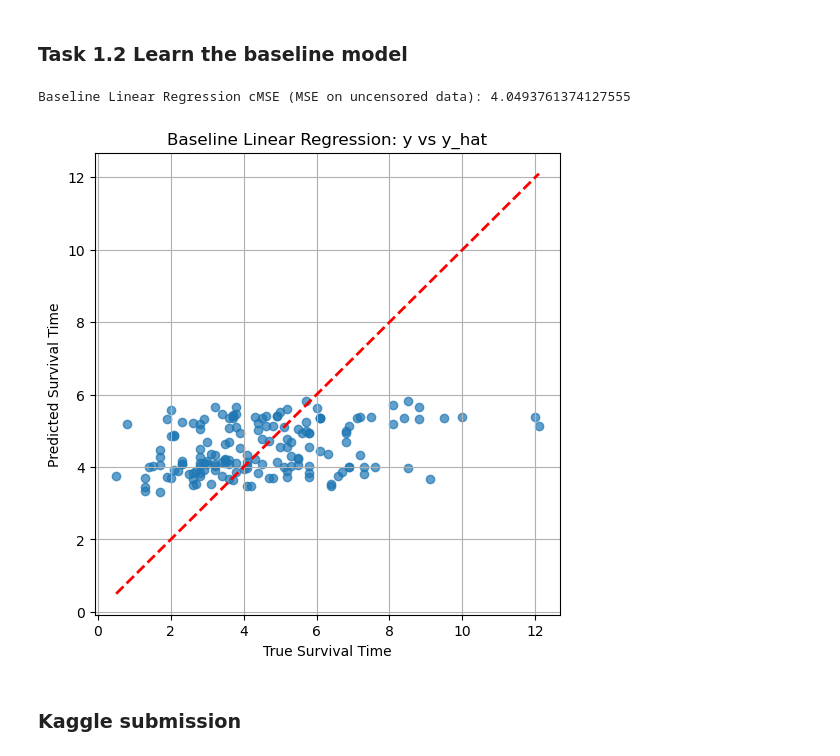
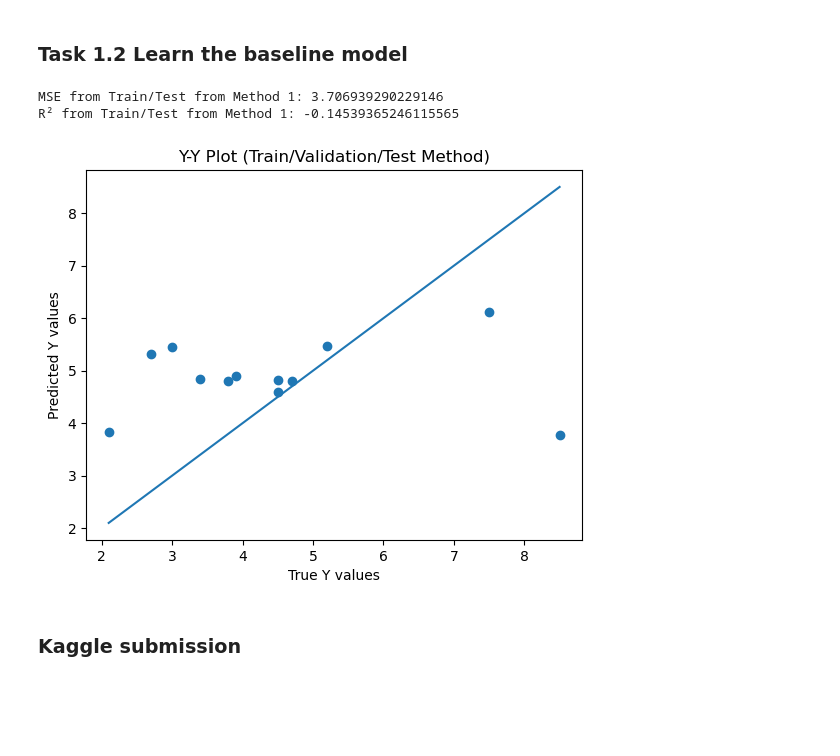
Before and after one commit to bencastello/Machine-Learning-Assignment-2, a Jupyter notebook: ml_assignment_2.ipynb, the cells around one changed output. Saved outputs shown, nothing was run; the diff lists cells and outputs as text; code cells hidden in the pictures; blank space fills up the shorter version.

```diff
--- a/ml_assignment_2.ipynb
+++ b/ml_assignment_2.ipynb
@@ -210,33 +350,49 @@ def censored_mse(y_true, y_pred, c):
 # %% [markdown]
 ### Task 1.2 Learn the baseline model
 # %%
-baseline_pipeline = make_pipeline(
-    StandardScaler(),
-    LinearRegression()
-)
-
-# Fit on all uncensored, complete data
-baseline_pipeline.fit(X, y)
-
-# Predict on the same data (Task 1 baseline)
-y_hat = baseline_pipeline.predict(X)
-
-# Calculate cMSE (equivalent to MSE here, since all uncensored)
-c_mse_value = censored_mse(y, y_hat, c)
-print("Baseline Linear Regression cMSE (MSE on uncensored data):", c_mse_value)
+# Create the pipeline
+pipeline = Pipeline([
+    ("scaler", StandardScaler()),       # Step 1: scale the features
+    ("linreg", LinearRegression())      # Step 2: linear regression model
+])
-# %% [output]
-Baseline Linear Regression cMSE (MSE on uncensored data): 4.0493761374127555
 # %%
-plt.figure(figsize=(6,6))
-plt.scatter(y, y_hat, alpha=0.7)
-plt.plot([y.min(), y.max()], [y.min(), y.max()], 'r--', lw=2)  # perfect prediction line
-plt.xlabel("True Survival Time")
-plt.ylabel("Predicted Survival Time")
-plt.title("Baseline Linear Regression: y vs y_hat")
-plt.grid(True)
-plt.show()
+#################################################################################
+#              Fit the pipeline on the training / test data: Method 1
+#################################################################################
+pipeline.fit(X_train, y_train)
+# Predict on the test set: Method 1
+y_pred = pipeline.predict(X_test)
+# Compute evaluation metrics
+mse_M1 = mean_squared_error(y_test, y_pred)
+r2_M1  = r2_score(y_test, y_pred)
+
+print("MSE from Train/Test from Method 1:", mse_M1)
+print("R² from Train/Test from Method 1:", r2_M1)
 # %% [output]
-[figure, removed]
+MSE from Train/Test from Method 1: 3.706939290229146
+R² from Train/Test from Method 1: -0.14539365246115565
+# %%
+### Representation
+# Fit the pipeline
+pipeline.fit(X_train, y_train)
+
+# Predict on test data
+y_pred = pipeline.predict(X_test)
+
+
+plt.scatter(y_test, y_pred)
+plt.xlabel("True Y values")
+plt.ylabel("Predicted Y values")
+plt.title("Y-Y Plot (Train/Validation/Test Method)")
+
+# Identity line
+min_val = min(y_test.min(), y_pred.min())
+max_val = max(y_test.max(), y_pred.max())
+plt.plot([min_val, max_val], [min_val, max_val])  # perfect prediction line
+
+plt.show()
+# %% [output]
+[figure, added]
 # %% [markdown]
 ### Kaggle submission
 # %%
```
Also changed, not shown: parts of 17 cells of this notebook.
